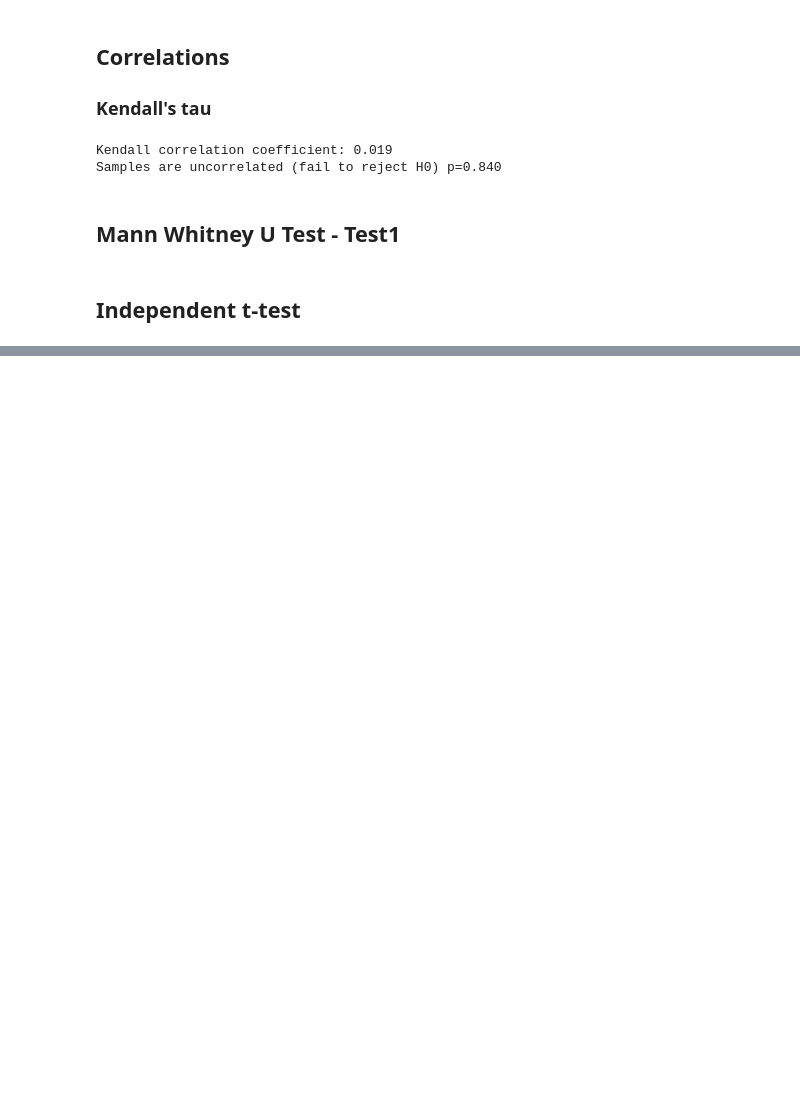
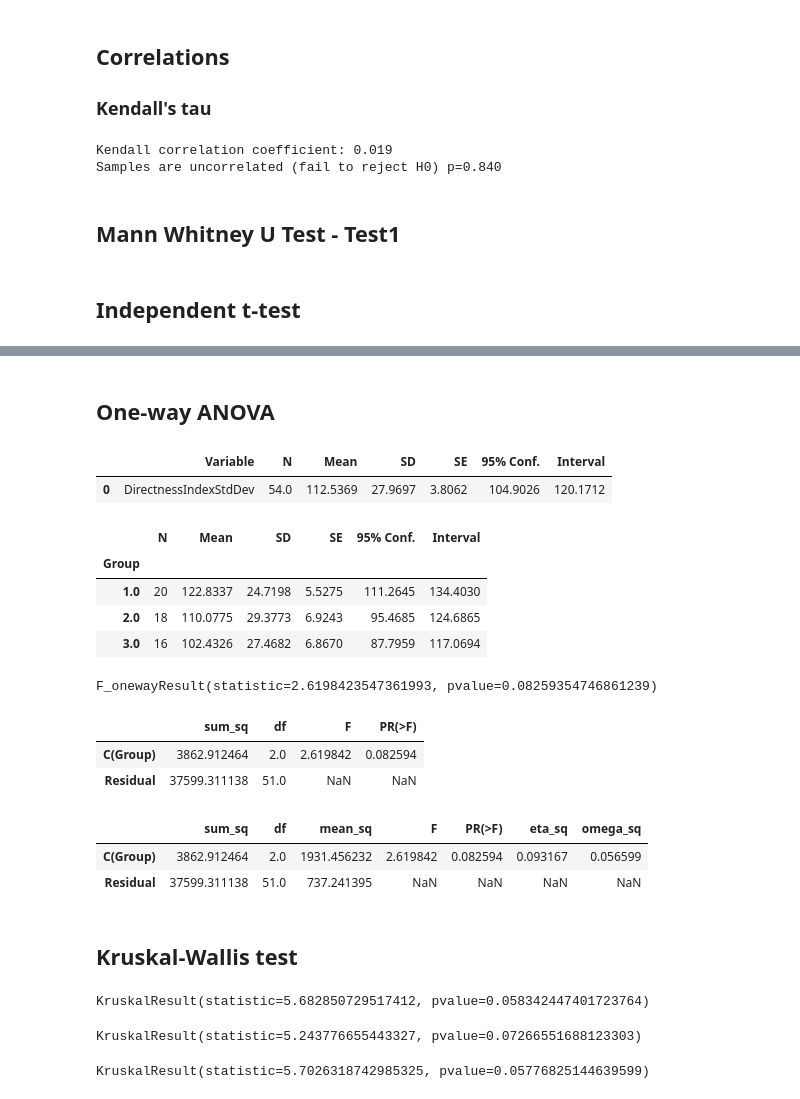
Before and after one commit to sinem-ay/movement-analysis, a Jupyter notebook: analysis.ipynb, the cells around one changed output, grey strips where cells are left out. Saved outputs shown, nothing was run; the diff lists cells and outputs as text; code cells hidden in the pictures; blank space fills up the shorter version.

Commit message:
t-test added

```diff
--- a/analysis.ipynb
+++ b/analysis.ipynb
@@ -281,6 +381,75 @@ stats.mannwhitneyu(td_data['DirectnessIndexStdDev'], asd_data['DirectnessIndexSt
+# %% [markdown]
+## One-way ANOVA
+# %%
+import researchpy as rp
+
+rp.summary_cont(df1['DirectnessIndexStdDev'])
+# %% [output]
+|  | Variable | N | Mean | SD | SE | 95% Conf. | Interval |
+| 0 | DirectnessIndexStdDev | 54.0 | 112.5369 | 27.9697 | 3.8062 | 104.9026 | 120.1712 |
+# %%
+rp.summary_cont(df1['DirectnessIndexStdDev'].groupby(df1['Group']))
+# %% [output]
+|  | N | Mean | SD | SE | 95% Conf. | Interval |
+| Group |  |  |  |  |  |  |
+| 1.0 | 20 | 122.8337 | 24.7198 | 5.5275 | 111.2645 | 134.4030 |
+| 2.0 | 18 | 110.0775 | 29.3773 | 6.9243 | 95.4685 | 124.6865 |
+| 3.0 | 16 | 102.4326 | 27.4682 | 6.8670 | 87.7959 | 117.0694 |
 # %%
-stats.ttest_ind(df1['DirectnessIndexStdDev'][df1['Group'] == 1],
-                df1['DirectnessIndexStdDev'][df1['Group'] == 2])
+stats.f_oneway(df1['DirectnessIndexStdDev'][df1['Group'] == 1],
+               df1['DirectnessIndexStdDev'][df1['Group'] == 2],
+               df1['DirectnessIndexStdDev'][df1['Group'] == 3])
+# %% [output]
+F_onewayResult(statistic=2.6198423547361993, pvalue=0.08259354746861239)
+# %%
+import statsmodels.api as sm
+from statsmodels.formula.api import ols
+
+model_dir_3 = ols('DirectnessIndexStdDev ~ C(Group)', data=df1).fit()
+aov_table = sm.stats.anova_lm(model_dir_3, typ=2)
+aov_table
+# %% [output]
+|  | sum_sq | df | F | PR(>F) |
+| C(Group) | 3862.912464 | 2.0 | 2.619842 | 0.082594 |
+| Residual | 37599.311138 | 51.0 | NaN | NaN |
+# %%
+"""
+The function below was created specifically for the one-way ANOVA table results returned for Type II sum of squares
+"""
+
+def anova_table(aov):
+    aov['mean_sq'] = aov[:]['sum_sq']/aov[:]['df']
+
+    aov['eta_sq'] = aov[:-1]['sum_sq']/sum(aov['sum_sq'])
+
+    aov['omega_sq'] = (aov[:-1]['sum_sq']-(aov[:-1]['df']*aov['mean_sq'][-1]))/(sum(aov['sum_sq'])+aov['mean_sq'][-1])
+
+    cols = ['sum_sq', 'df', 'mean_sq', 'F', 'PR(>F)', 'eta_sq', 'omega_sq']
+    aov = aov[cols]
+    return aov
+
+anova_table(aov_table)
+# %% [output]
+|  | sum_sq | df | mean_sq | F | PR(>F) | eta_sq | omega_sq |
+| C(Group) | 3862.912464 | 2.0 | 1931.456232 | 2.619842 | 0.082594 | 0.093167 | 0.056599 |
+| Residual | 37599.311138 | 51.0 | 737.241395 | NaN | NaN | NaN | NaN |
+# %% [markdown]
+## Kruskal-Wallis test
+# %%
+stats.kruskal(df1['GesturesAreaStdDev'][df1['Group'] == 1],
+               df1['GesturesAreaStdDev'][df1['Group'] == 2],
+               df1['GesturesAreaStdDev'][df1['Group'] == 3])
+# %% [output]
+KruskalResult(statistic=5.682850729517412, pvalue=0.058342447401723764)
 # %%
-stats.ttest_ind(df1['GesturesAccelerationMin'][df1['Group'] == 1],
-                df1['GesturesAccelerationMin'][df1['Group'] == 2])
+stats.kruskal(df1['GesturesAccelerationMin'][df1['Group'] == 1],
+               df1['GesturesAccelerationMin'][df1['Group'] == 2],
+               df1['GesturesAccelerationMin'][df1['Group'] == 3])
+# %% [output]
+KruskalResult(statistic=5.243776655443327, pvalue=0.07266551688123303)
+# %%
+stats.kruskal(df1['AttitudeStdDev_x'][df1['Group'] == 1],
+               df1['AttitudeStdDev_x'][df1['Group'] == 2],
+               df1['AttitudeStdDev_x'][df1['Group'] == 3])
+# %% [output]
+KruskalResult(statistic=5.7026318742985325, pvalue=0.05776825144639599)
```
Also changed, not shown: parts of 11 cells of this notebook.
